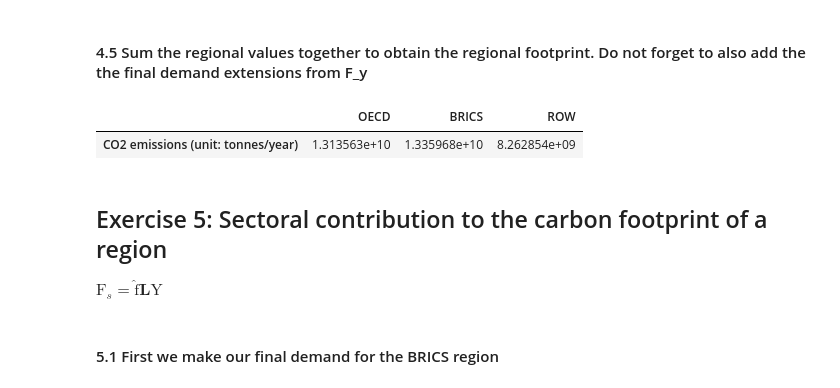
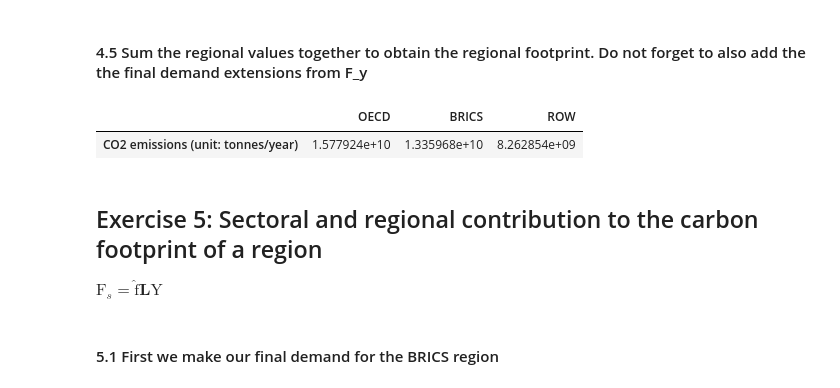
Before and after one commit to CMLPlatform/advanced_EEIO_course_student_version, a Jupyter notebook: national_enviro_footprint/nat_enviro_footprint.ipynb, the cells around one changed output. Cells and saved outputs as stored; diff of their text form; code cells hidden in the pictures.

Commit message:
Updated exercise

```diff
--- a/national_enviro_footprint/nat_enviro_footprint.ipynb
+++ b/national_enviro_footprint/nat_enviro_footprint.ipynb
@@ -538,5 +559,5 @@ e_y_water = F_y[1]
 $\text{f} = \text{F} \hat{\text{X}}^{-1} $
 # %%
 # We then calculate the intensities of the extensions
-f_CO2 = e_CO2 @ inv_diag_x
+f_CO2 = F_CO2 @ inv_diag_X
 # %% [markdown]
@@ -553,7 +574,4 @@ e_CO2_total
 #### 4.4 Let's calculate the regional final demand breakdown
 # %%
 # Calculate the footprint broken down by region and final demand category
-e_CO2_Y_breakdown = f_CO2 @ L @ Y
-# we apply the columns labels
-e_CO2_Y_breakdown = pd.DataFrame(e_CO2_Y_breakdown, index=pd.MultiIndex.from_frame(mr_fd_labels))
-e_CO2_Y_breakdown
+F_CO2_Y_breakdown = f_CO2 @ L @ Y + F_y_CO2
@@ -574,0 +578,4 @@ e_CO2_Y_breakdown
+# %%
+# we apply the columns labels
+F_CO2_Y_breakdown = pd.DataFrame(F_CO2_Y_breakdown, index=pd.MultiIndex.from_frame(mr_fd_labels))
+F_CO2_Y_breakdown
@@ -575,21 +597,21 @@ e_CO2_Y_breakdown
 # %% [markdown]
 #### 4.5 Sum the regional values together to obtain the regional footprint. Do not forget to also add the the final demand extensions from F_y
+# %%
+# Calculate the total regional footprint
+F_CO2_oecd = F_CO2_Y_breakdown.iloc[:4].sum() + F_y_CO2[0]
+F_CO2_brics = F_CO2_Y_breakdown.iloc[4:8].sum() + F_y_CO2[1]
+F_CO2_row = F_CO2_Y_breakdown.iloc[8:].sum() + F_y_CO2[2]
 # %%
-# Calculate the total regional footprint
-e_CO2_oecd = e_CO2_Y_breakdown.iloc[:4].sum() + e_y_CO2[0] # Remember that this vector only has 3 items referring to household of each region
-e_CO2_brics = e_CO2_Y_breakdown.iloc[4:8].sum() + e_y_CO2[1]
-e_CO2_row = e_CO2_Y_breakdown.iloc[8:].sum() + e_y_CO2[2]
-
 # organize them into a dataframe
-CO2_reg_footprint = pd.concat([e_CO2_oecd, e_CO2_brics, e_CO2_row], axis=1)
+CO2_reg_footprint = pd.concat([F_CO2_oecd, F_CO2_brics, F_CO2_row], axis=1)
 CO2_reg_footprint.columns = ["OECD", "BRICS", "ROW"]
 CO2_reg_footprint.index = [f_lb[0]]
 CO2_reg_footprint
 # %% [output]
 |  | OECD | BRICS | ROW |
-| CO2 emissions (unit: tonnes/year) | 1.313563e+10 | 1.335968e+10 | 8.262854e+09 |
+| CO2 emissions (unit: tonnes/year) | 1.577924e+10 | 1.335968e+10 | 8.262854e+09 |
 # %% [markdown]
-## Exercise 5: Sectoral contribution to the carbon footprint of a region
+## Exercise 5: Sectoral and regional contribution to the carbon footprint of a region
 
 $\text{F}_s = \hat{\text{f}} \mathbf{L} \text{Y}$
 # %% [markdown]
```
Also changed, not shown: parts of 43 cells of this notebook, 2 other files.
